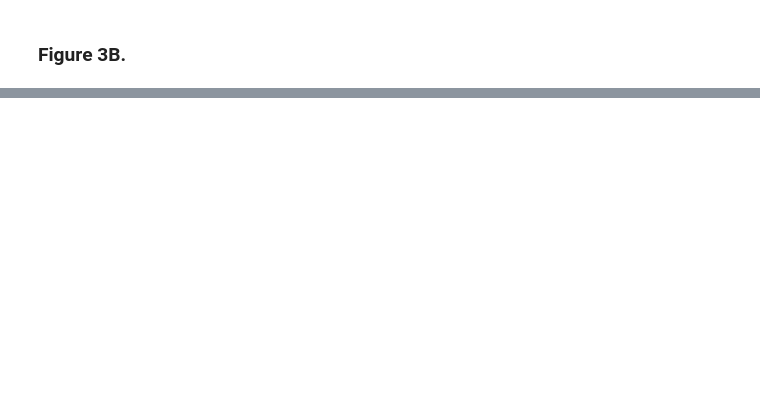
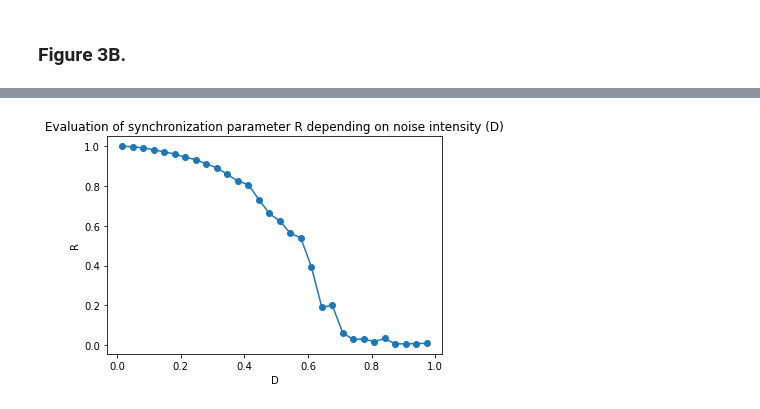
Before and after one commit to Wabognie/BS1_project, a Jupyter notebook: project.ipynb, the cells around one changed output, grey strips where cells are left out. Drawn from its saved outputs; the diff is of its cells as text; code cells hidden in the pictures; blank space fills up the shorter version.

```diff
--- a/project.ipynb
+++ b/project.ipynb
@@ -511,0 +719,88 @@ for Q, eta in (0.5, 2), (0.8, 2), (1, 10):
+# %%
+nCell = 100
+##constantes
+n = 2
+alpha = 111
+kappa = 20
+k_s0 = 1
+k_s1 = 0.01
+t = 3000
+eta = 2
+
+beta = []
+for i in range(nCell):
+    beta.append(random.gauss(1,0))
+tau = 0.33 ##a voir
+
+'''
+Réalisation de la simulation pour Q = 1, les cellules sont en synchro parfaite.
+'''
+Q = 0.4
+Dval = []
+Rval = []
+for D in np.arange(0.05, 1/tau, 0.1):
+    Dval.append(D)
+
+    ##initialisation des matrices
+    a = np.zeros((nCell, t))
+    bQ1 = np.zeros((nCell, t))
+    c = np.zeros((nCell, t))
+
+    A = np.zeros((nCell, t))
+    B = np.zeros((nCell, t))
+    C = np.zeros((nCell, t))
+
+    S = np.zeros((nCell, t))
+    Se = np.zeros((nCell, t))
+
+    a[:,0] = 0
+    bQ1[:,0] = random.randint(50,100)
+    c[:,0] = 0
+
+    A[:,0] = 0
+    B[:,0] = 0
+    C[:,0] = 0
+
+    S[:,0] = 0
+    Se[:,0] = 0
+
+
+    time = np.arange(0,t)
+
+    for j in range(0, t-1):
+        for i in range(0, nCell):
+            xi = random.gauss(0, D)
+            betabis = beta[i] + (xi*tau)
+
+            Se[i, j] = Q * np.mean(S[:, j])
+
+            abis = a[i, j] + tau / 2 * (-a[i, j] + (alpha / (1 + C[i, j] ** n)))
+            bbis = bQ1[i, j] + tau / 2 * (-bQ1[i, j] + (alpha / (1 + A[i, j] ** n)))
+            cbis = c[i, j] + tau / 2 * (-c[i, j] + (alpha / (1 + B[i, j] ** n)) + (kappa * S[i, j] / 1 + S[i, j]))
+
+            Abis = A[i, j] + tau / 2 * (betabis * (a[i, j] - A[i, j]))
+            Bbis = B[i, j] + tau / 2 * (betabis * (bQ1[i, j] - B[i, j]))
+            Cbis = C[i, j] + tau / 2 * (betabis * (c[i, j] - C[i, j]))
+
+            Sbis = S[i, j] + tau / 2 * ((-k_s0 * S[i, j]) + (k_s1 * A[i, j]) - (eta * (S[i, j] - Se[i, j])))
+
+            a[i, j + 1] = a[i, j] + tau * (-abis + (alpha / (1 + Cbis ** n)))
+            bQ1[i, j + 1] = bQ1[i, j] + tau * (-bbis + (alpha / (1 + Abis ** n)))
+            c[i, j + 1] = c[i, j] + tau * (-cbis + (alpha / (1 + Bbis ** n)) + (kappa * Sbis / 1 + Sbis))
+
+            A[i, j + 1] = A[i, j] + tau * (betabis * (abis - Abis))
+            B[i, j + 1] = B[i, j] + tau * (betabis * (bbis - Bbis))
+            C[i, j + 1] = C[i, j] + tau * (betabis * (cbis - Cbis))
+
+            S[i, j + 1] = S[i, j] + tau * ((-k_s0 * Sbis) + (k_s1 * Abis) - (eta * (Sbis - Se[i, j])))
+
+    Rval.append(R(1400, 1500, bQ1, nCell))
+
+for i in range(len(Dval)):
+    Dval[i] = Dval[i] * tau
+plt.scatter(Dval, Rval)
+plt.plot(Dval, Rval)
+plt.title("Evaluation of synchronization parameter R depending on noise intensity (D)")
+plt.xlabel("D")
+plt.ylabel("R")
+# %% [output]
@@ -511,0 +808 @@ for Q, eta in (0.5, 2), (0.8, 2), (1, 10):
+[figure, added]
```
Also changed, not shown: parts of 13 cells of this notebook.
